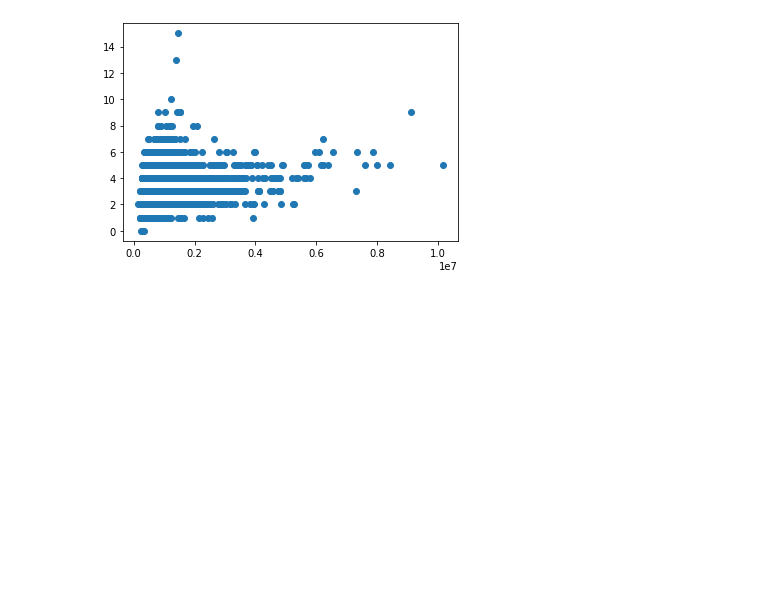
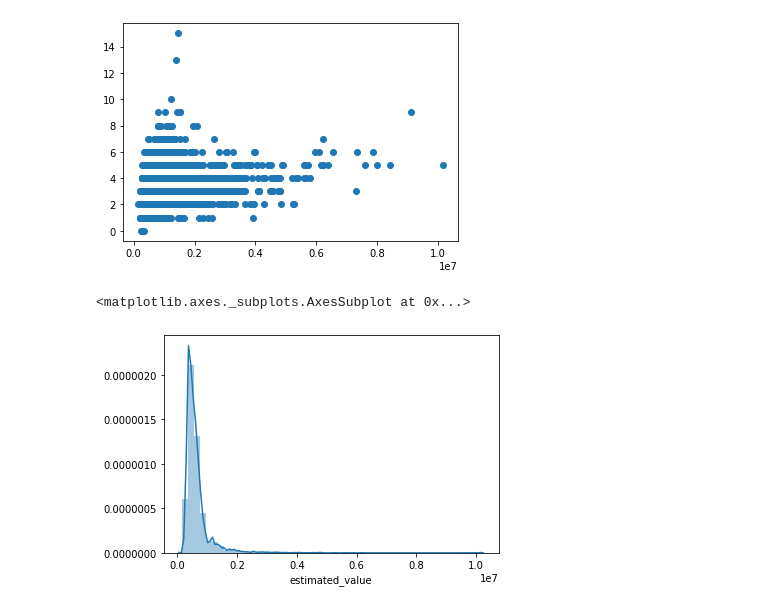
Before and after one commit to dborowski16/predicting-home-prices, a Jupyter notebook: ipynb_notebooks/Untitled.ipynb, the cells around one changed output. Drawn from its saved outputs; the diff is of its cells as text; code cells hidden in the pictures; blank space fills up the shorter version.

```diff
--- a/ipynb_notebooks/Untitled.ipynb
+++ b/ipynb_notebooks/Untitled.ipynb
@@ -52,3 +52,9 @@ plt.scatter(x=df.estimated_value, y=df.iloc[:,7])
 # %% [output]
 <matplotlib.collections.PathCollection at 0x...>
 [figure]
+# %%
+value = df['estimated_value']
+sns.distplot(value)
+# %% [output]
+<matplotlib.axes._subplots.AxesSubplot at 0x...>
+[figure, added]
```
Also changed, not shown: parts of 2 cells of this notebook, 1 other file.
